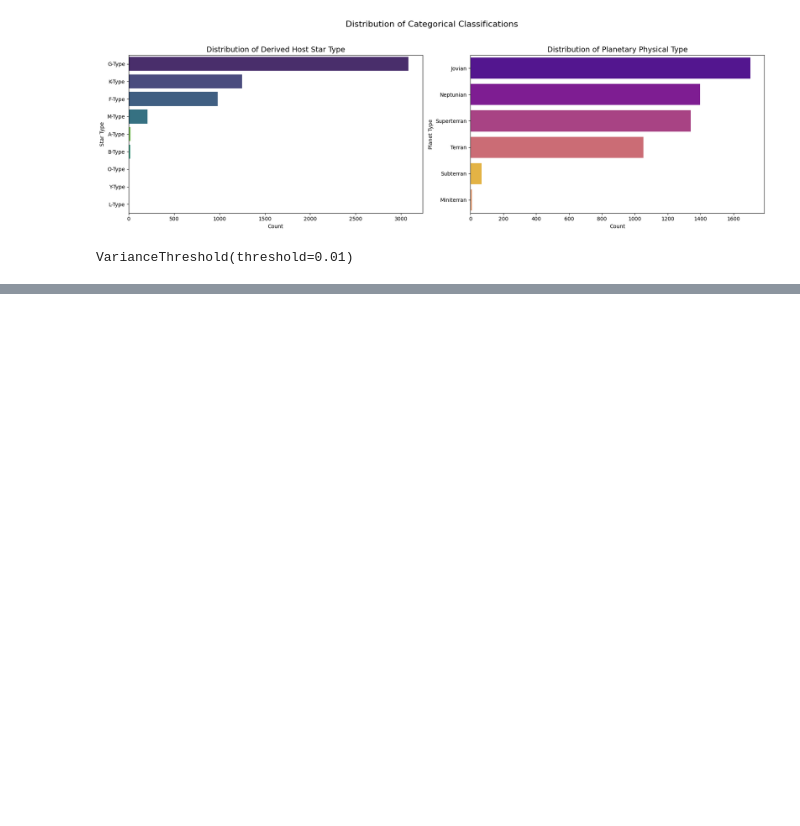
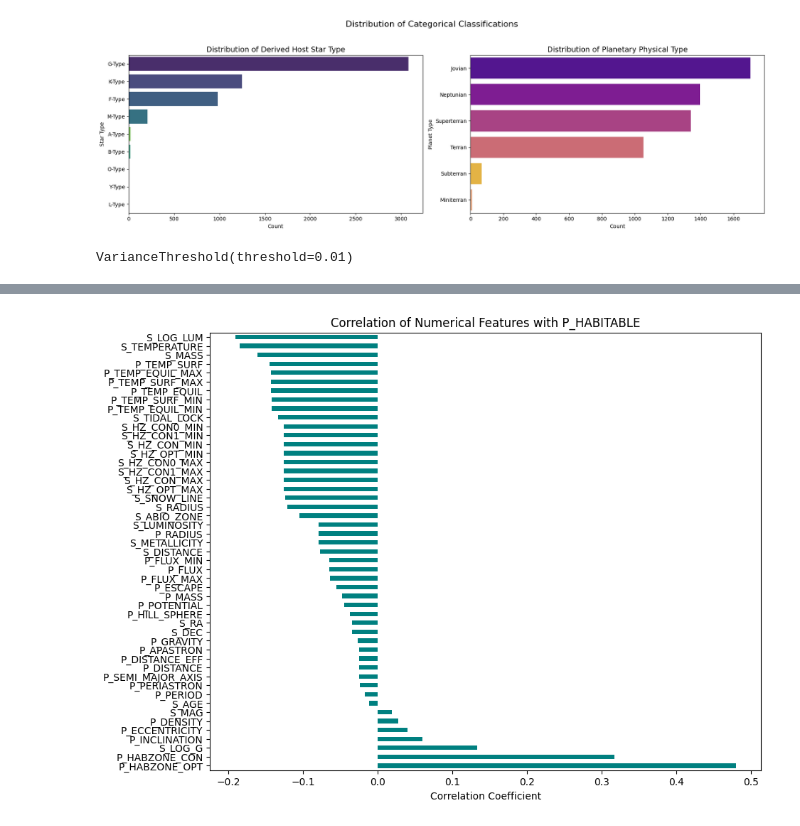
Before and after one commit to varshini-nandula/exohabitai, a Jupyter notebook: exoplanets.ipynb, the cells around one changed output, grey strips where cells are left out. Drawn from its saved outputs; the diff is of its cells as text; code cells hidden in the pictures; blank space fills up the shorter version.

```diff
--- a/exoplanets.ipynb
+++ b/exoplanets.ipynb
@@ -243,12 +243,17 @@ plt.close()
 # %%
 # Handle Outliers
 for col in numerical_cols:
-    # Calculate the stable 25th and 75th percentiles from the fully imputed data
-    lower_bound = exoplanet_df[col].quantile(0.05)
-    upper_bound = exoplanet_df[col].quantile(0.95)
+    # Check if the column is binary (has only 2 unique values)
+    is_binary = exoplanet_df[col].nunique() <= 2
 
-    # Apply clipping (Winsorization)
-    exoplanet_df[col] = exoplanet_df[col].clip(lower_bound, upper_bound)
+    if is_binary:
+        # print(f"Skipping clipping for: {col}") # Optional: debug check
+        continue
+
+    # Apply clipping to continuous physical features only
+    lower_limit = exoplanet_df[col].quantile(0.05)
+    upper_limit = exoplanet_df[col].quantile(0.95)
+    exoplanet_df[col] = exoplanet_df[col].clip(lower_limit, upper_limit)
 # %%
 exoplanet_df[categorical_cols] = exoplanet_df[categorical_cols].replace([None, 'None', 'nan'], np.nan)
 
@@ -381,0 +397,8 @@ processed_df = pd.concat([scaled_num_data, encoded_df, exoplanet_df[['P_HABITABL
+# %%
+# Calculate correlation of all numerical features with the target
+correlations = exoplanet_df[numerical_cols + ['P_HABITABLE']].corr()['P_HABITABLE'].sort_values(ascending=False)
+
+# Display the top 10 most positively and negatively correlated features
+print("Top Correlations with Habitability:")
+print(correlations.head(10)) # Strong positive
+print(correlations.tail(10)) # Strong negative
@@ -381,0 +423,9 @@ processed_df = pd.concat([scaled_num_data, encoded_df, exoplanet_df[['P_HABITABL
+# %%
+# Visualization
+plt.figure(figsize=(10, 8))
+correlations.drop('P_HABITABLE').plot(kind='barh', color='teal')
+plt.title('Correlation of Numerical Features with P_HABITABLE')
+plt.xlabel('Correlation Coefficient')
+plt.show()
+# %% [output]
+[figure, added]
```
Also changed, not shown: parts of 5 cells of this notebook.
